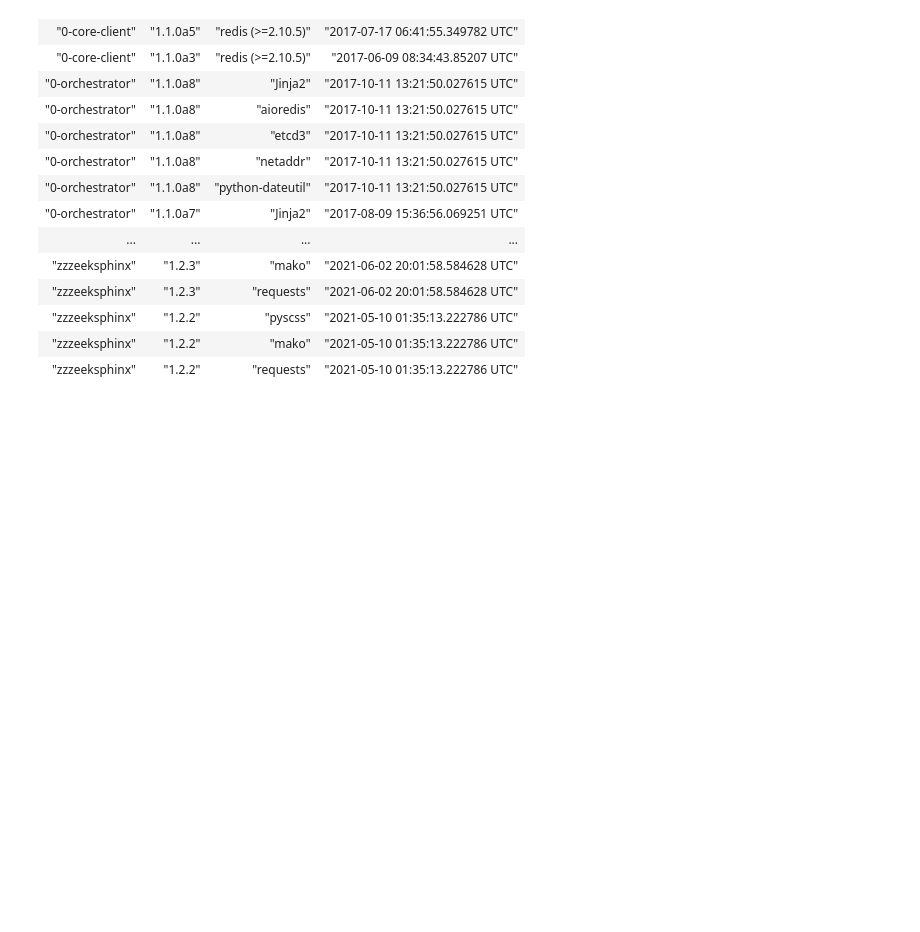
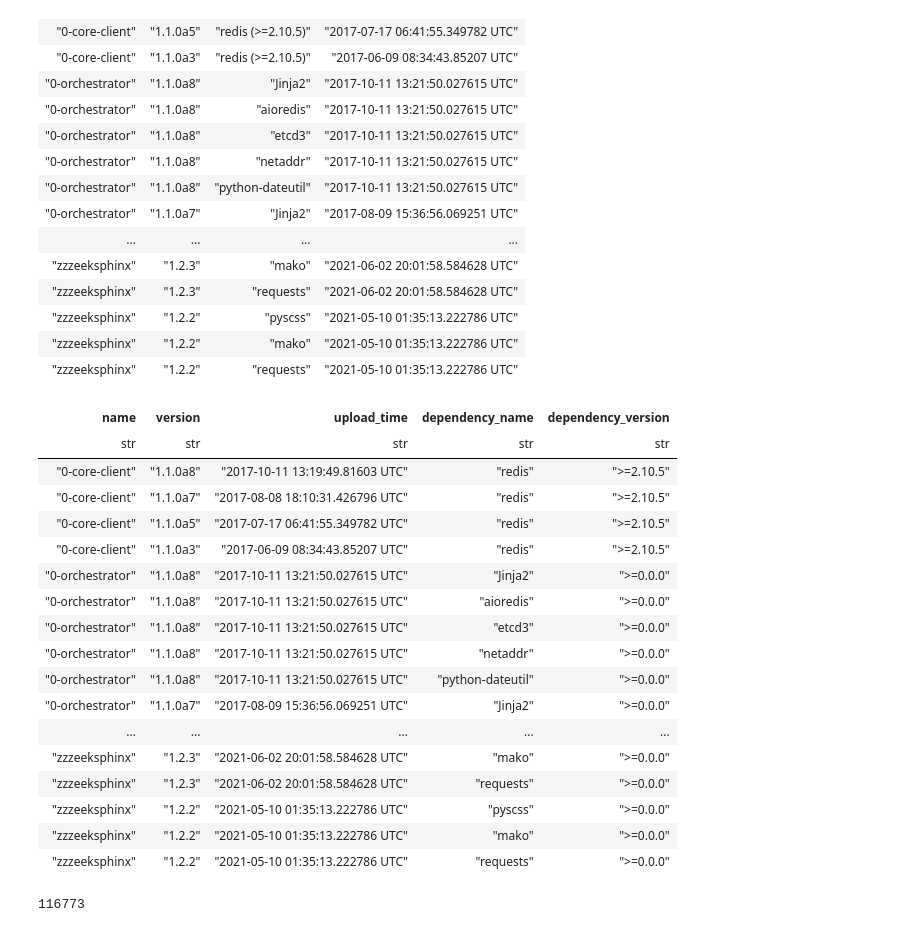
Before and after one commit to AndreiPurcaru/PyPIAnalyser, a Jupyter notebook: src/notebooks/analyser_big_query.ipynb, the cells around one changed output. Drawn from its saved outputs; the diff is of its cells as text; code cells hidden in the pictures; blank space fills up the shorter version.

```diff
--- a/src/notebooks/analyser_big_query.ipynb
+++ b/src/notebooks/analyser_big_query.ipynb
@@ -113,0 +133,28 @@ exploded
+# %%
+exploded.drop_in_place('requires_dist')
+exploded['dependency_name'] = dependency_name_series
+exploded['dependency_version'] = dependency_version_series
+exploded
+# %% [output]
+| name | version | upload_time | dependency_name | dependency_version |
+| str | str | str | str | str |
+| "0-core-client" | "1.1.0a8" | "2017-10-11 13:19:49.81603 UTC" | "redis" | ">=2.10.5" |
+| "0-core-client" | "1.1.0a7" | "2017-08-08 18:10:31.426796 UTC" | "redis" | ">=2.10.5" |
+| "0-core-client" | "1.1.0a5" | "2017-07-17 06:41:55.349782 UTC" | "redis" | ">=2.10.5" |
+| "0-core-client" | "1.1.0a3" | "2017-06-09 08:34:43.85207 UTC" | "redis" | ">=2.10.5" |
+| "0-orchestrator" | "1.1.0a8" | "2017-10-11 13:21:50.027615 UTC" | "Jinja2" | ">=0.0.0" |
+| "0-orchestrator" | "1.1.0a8" | "2017-10-11 13:21:50.027615 UTC" | "aioredis" | ">=0.0.0" |
+| "0-orchestrator" | "1.1.0a8" | "2017-10-11 13:21:50.027615 UTC" | "etcd3" | ">=0.0.0" |
+| "0-orchestrator" | "1.1.0a8" | "2017-10-11 13:21:50.027615 UTC" | "netaddr" | ">=0.0.0" |
+| "0-orchestrator" | "1.1.0a8" | "2017-10-11 13:21:50.027615 UTC" | "python-dateutil" | ">=0.0.0" |
+| "0-orchestrator" | "1.1.0a7" | "2017-08-09 15:36:56.069251 UTC" | "Jinja2" | ">=0.0.0" |
+| ... | ... | ... | ... | ... |
+| "zzzeeksphinx" | "1.2.3" | "2021-06-02 20:01:58.584628 UTC" | "mako" | ">=0.0.0" |
+| "zzzeeksphinx" | "1.2.3" | "2021-06-02 20:01:58.584628 UTC" | "requests" | ">=0.0.0" |
+| "zzzeeksphinx" | "1.2.2" | "2021-05-10 01:35:13.222786 UTC" | "pyscss" | ">=0.0.0" |
+| "zzzeeksphinx" | "1.2.2" | "2021-05-10 01:35:13.222786 UTC" | "mako" | ">=0.0.0" |
+| "zzzeeksphinx" | "1.2.2" | "2021-05-10 01:35:13.222786 UTC" | "requests" | ">=0.0.0" |
+# %%
+print(len(exploded.groupby('name').groups()))
+# %% [output]
+116773
```
Also changed, not shown: parts of 12 cells of this notebook, 1 other file.
